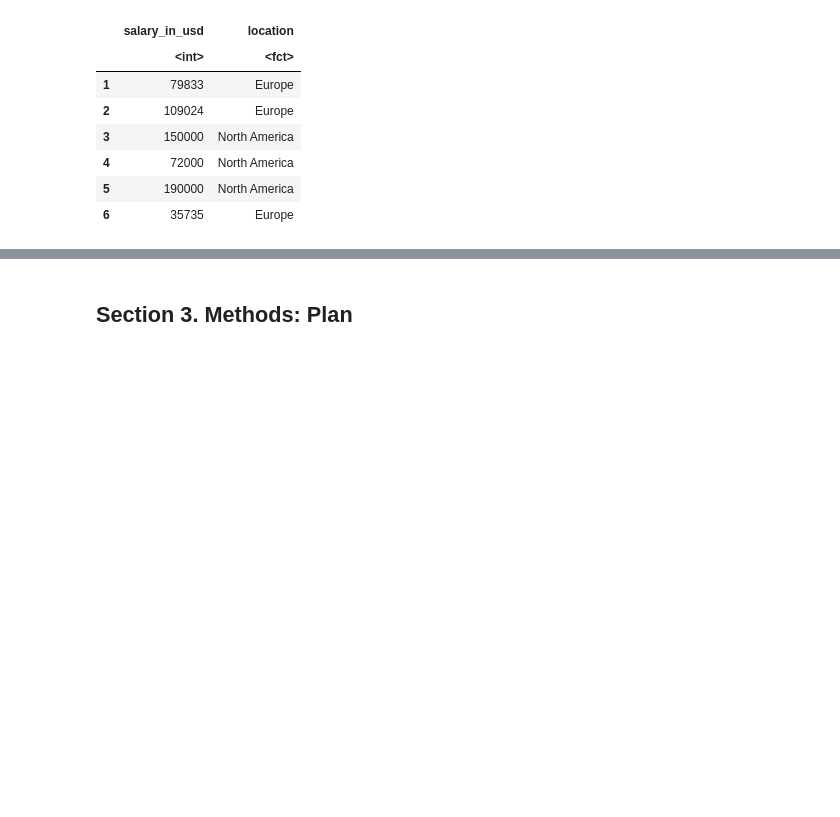
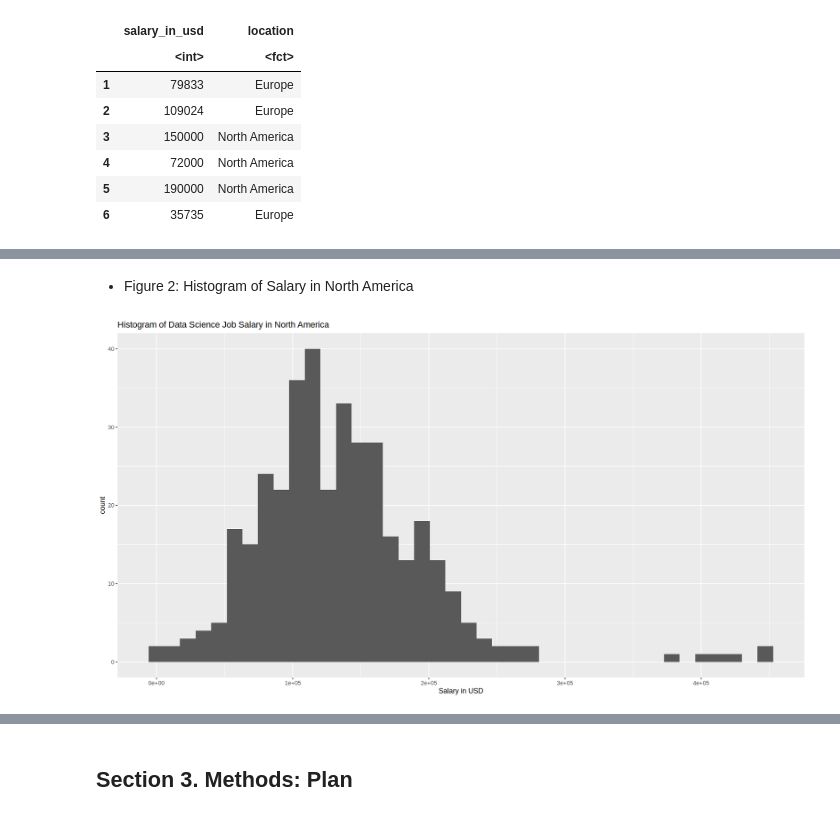
Before and after one commit to ScottCY/Hypothesis-Testing-New-York-City-Airbnb-booking-Prices, a Jupyter notebook: Proposal stat201.ipynb, the cells around one changed output, grey strips where cells are left out. Drawn from its saved outputs; the diff is of its cells as text; code cells hidden in the pictures; blank space fills up the shorter version.

```diff
--- a/Proposal stat201.ipynb
+++ b/Proposal stat201.ipynb
@@ -81,0 +100,12 @@ Now, we get our final dataset, and we would now draw some plots to do some expla
+# %% [markdown]
+* Figure 2: Histogram of Salary in North America
+# %%
+histogram_na <- ds_final %>%
+    filter(location == "North America") %>%
+    ggplot(aes(x = salary_in_usd)) +
+    geom_histogram(bins = 40) +
+    xlab("Salary in USD") +
+    ggtitle("Histogram of Data Science Job Salary in North America")
+histogram_na
+# %% [output]
+[figure, added]
```
Also changed, not shown: parts of 13 cells of this notebook.
